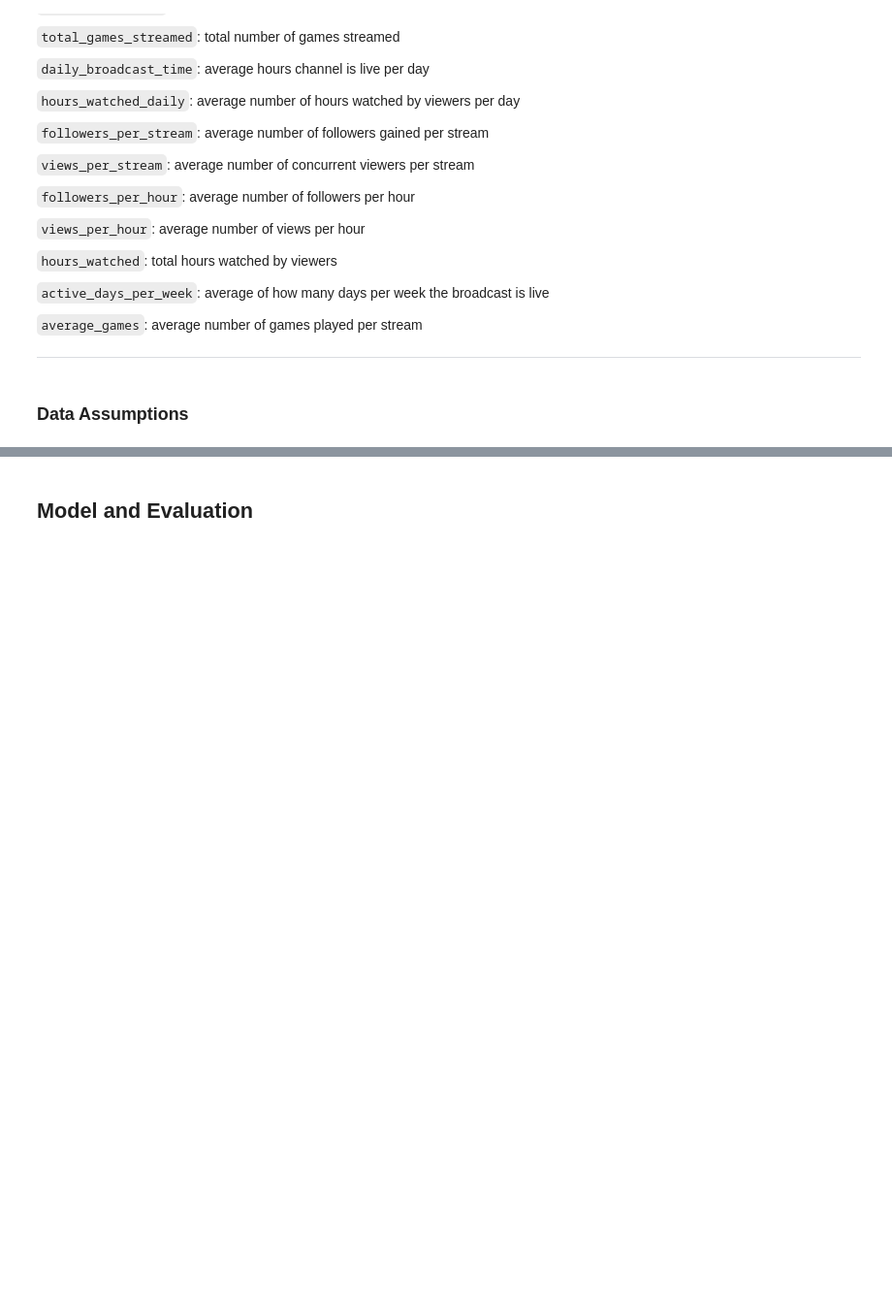
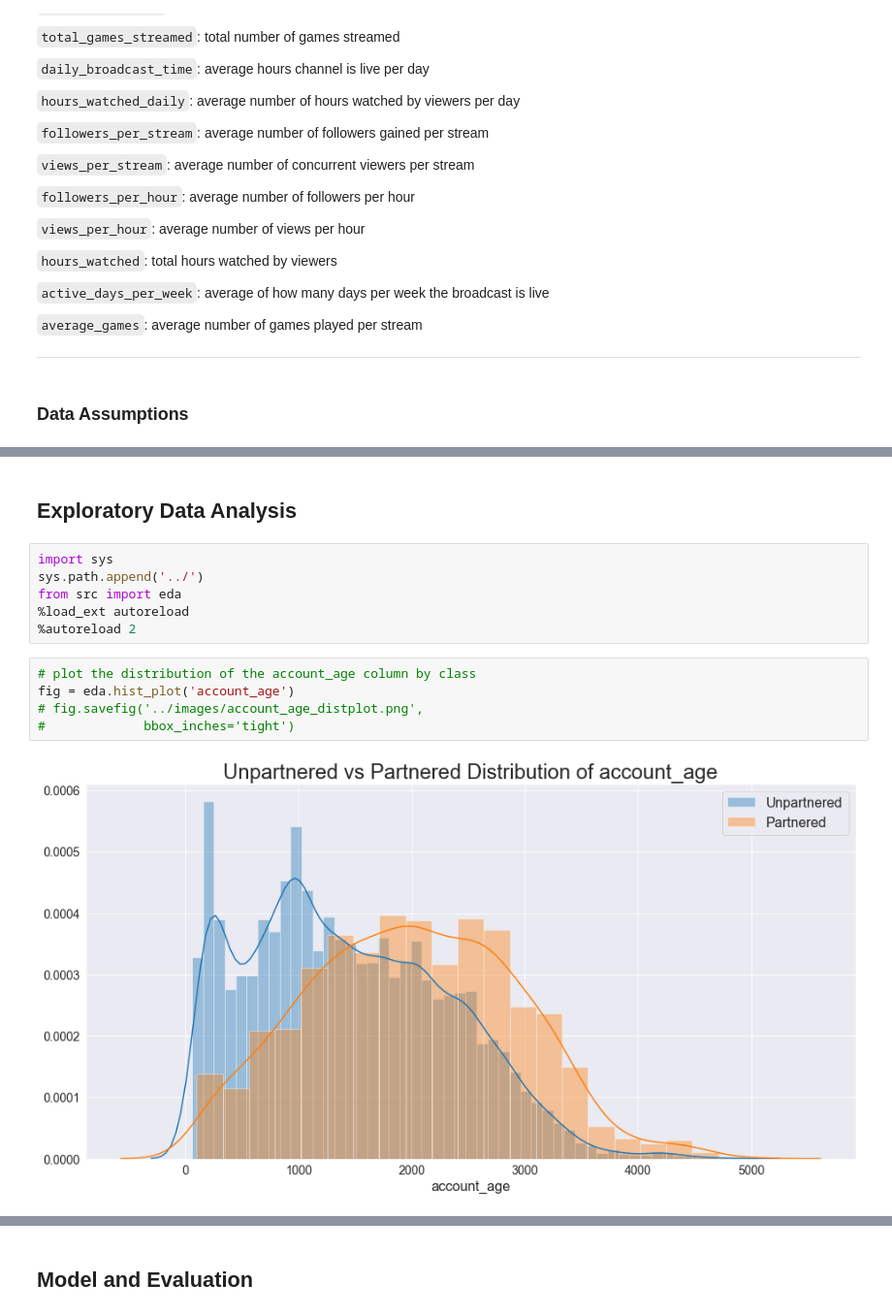
Before and after one commit to griffinhundley/streamer-analysis, a Jupyter notebook: notebooks/final-notebook.ipynb, the cells around one changed output, grey strips where cells are left out. Shown: that part at 97% size. Drawn from its saved outputs; the diff is of its cells as text; blank space fills up the shorter version.

```diff
--- a/notebooks/final-notebook.ipynb
+++ b/notebooks/final-notebook.ipynb
@@ -89 +91,16 @@ Additionally, Twitch makes a distinction between 'natural' views and views gaine
 ***
+# %% [markdown]
+## Exploratory Data Analysis
+# %%
+import sys
+sys.path.append('../')
+from src import eda
+%load_ext autoreload
+%autoreload 2
+# %%
+# plot the distribution of the account_age column by class
+fig = eda.hist_plot('account_age')
+# fig.savefig('../images/account_age_distplot.png',
+#             bbox_inches='tight')
+# %% [output]
+[figure, added]
```
Also changed, not shown: parts of 11 cells of this notebook, 6 other files.
